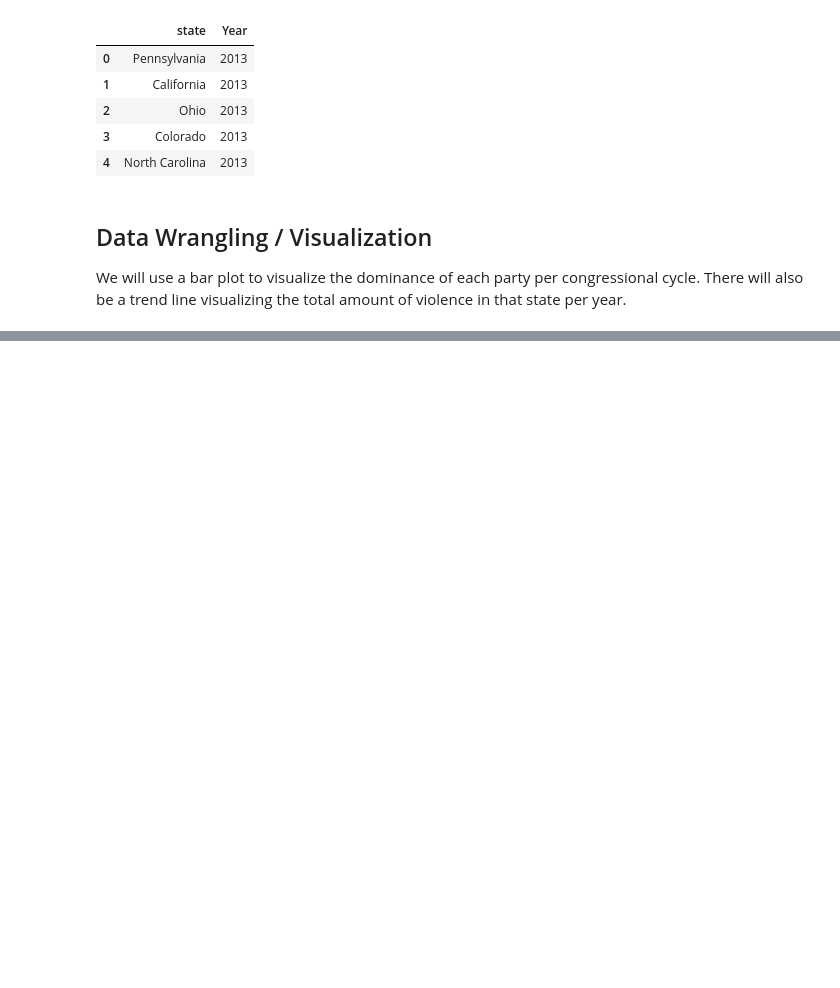
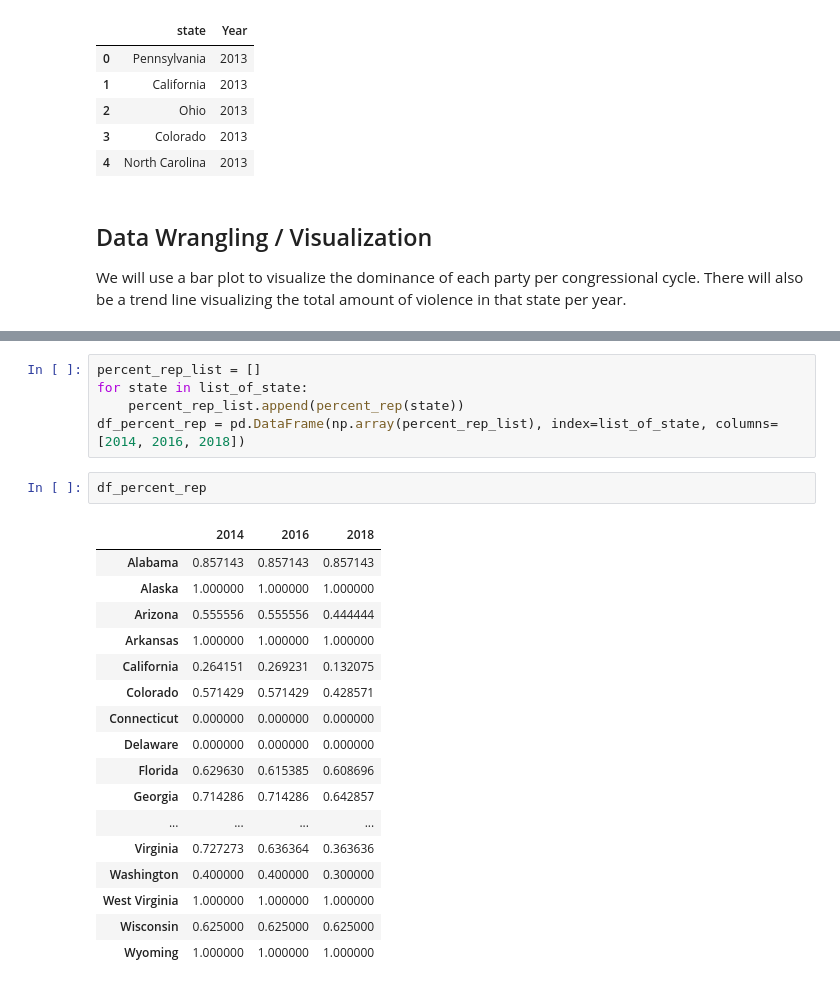
Before and after one commit to vchi747/Cogs-108-Final-Project, a Jupyter notebook: Cogs 108 Final Project.ipynb, the cells around one changed output, grey strips where cells are left out. Saved outputs shown, nothing was run; the diff lists cells and outputs as text; blank space fills up the shorter version.

```diff
--- a/Cogs 108 Final Project.ipynb
+++ b/Cogs 108 Final Project.ipynb
@@ -150,0 +164,25 @@ state
+# %%
+percent_rep_list = []
+for state in list_of_state:
+    percent_rep_list.append(percent_rep(state))
+df_percent_rep = pd.DataFrame(np.array(percent_rep_list), index=list_of_state, columns=[2014, 2016, 2018])
+# %%
+df_percent_rep
+# %% [output]
+|  | 2014 | 2016 | 2018 |
+| Alabama | 0.857143 | 0.857143 | 0.857143 |
+| Alaska | 1.000000 | 1.000000 | 1.000000 |
+| Arizona | 0.555556 | 0.555556 | 0.444444 |
+| Arkansas | 1.000000 | 1.000000 | 1.000000 |
+| California | 0.264151 | 0.269231 | 0.132075 |
+| Colorado | 0.571429 | 0.571429 | 0.428571 |
+| Connecticut | 0.000000 | 0.000000 | 0.000000 |
+| Delaware | 0.000000 | 0.000000 | 0.000000 |
+| Florida | 0.629630 | 0.615385 | 0.608696 |
+| Georgia | 0.714286 | 0.714286 | 0.642857 |
+| ... | ... | ... | ... |
+| Virginia | 0.727273 | 0.636364 | 0.363636 |
+| Washington | 0.400000 | 0.400000 | 0.300000 |
+| West Virginia | 1.000000 | 1.000000 | 1.000000 |
+| Wisconsin | 0.625000 | 0.625000 | 0.625000 |
+| Wyoming | 1.000000 | 1.000000 | 1.000000 |
```
Also changed, not shown: parts of 12 cells of this notebook.
